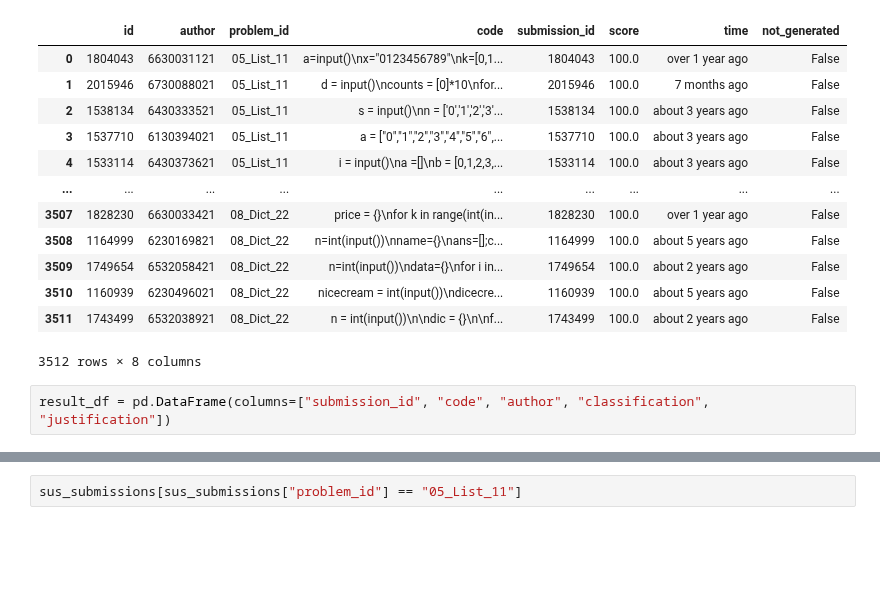
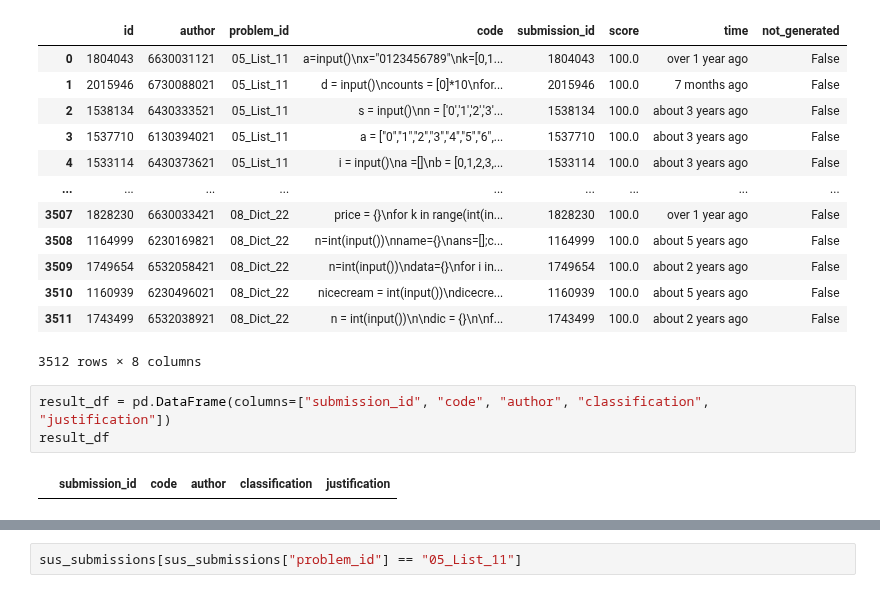
Before and after one commit to capstone-cp49/grader-rag, a Jupyter notebook: src/rag_prototype.ipynb, the cells around one changed output, grey strips where cells are left out. Saved outputs shown, nothing was run; the diff lists cells and outputs as text; blank space fills up the shorter version.

```diff
--- a/src/rag_prototype.ipynb
+++ b/src/rag_prototype.ipynb
@@ -640,3 +659,6 @@ sus_submissions
 3512 rows × 8 columns
 # %%
 result_df = pd.DataFrame(columns=["submission_id", "code", "author", "classification", "justification"])
+result_df
+# %% [output]
+|  | submission_id | code | author | classification | justification |
```
Also changed, not shown: parts of 12 cells of this notebook, 1 other file.
